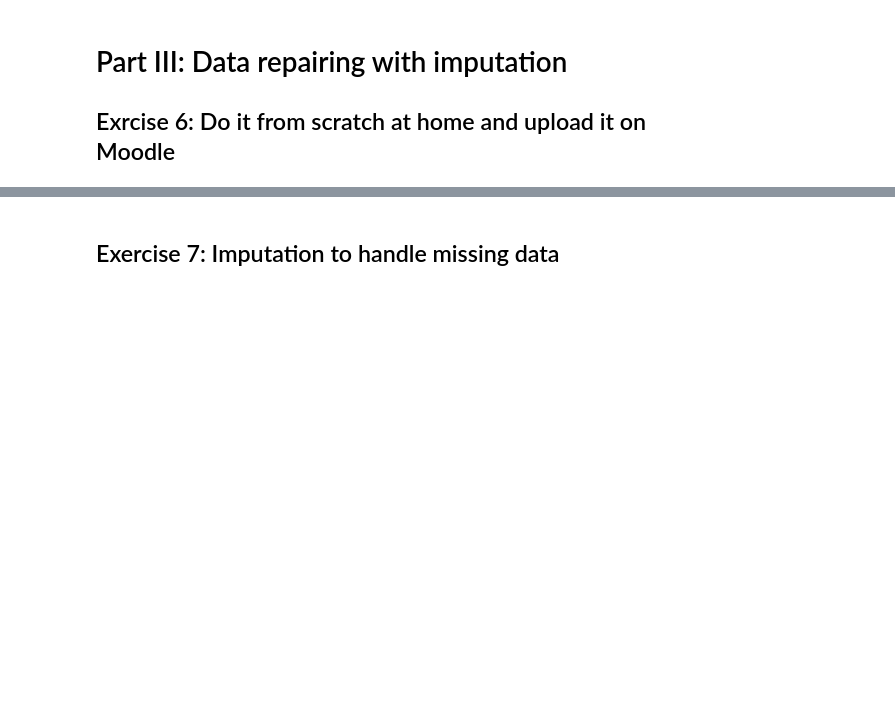
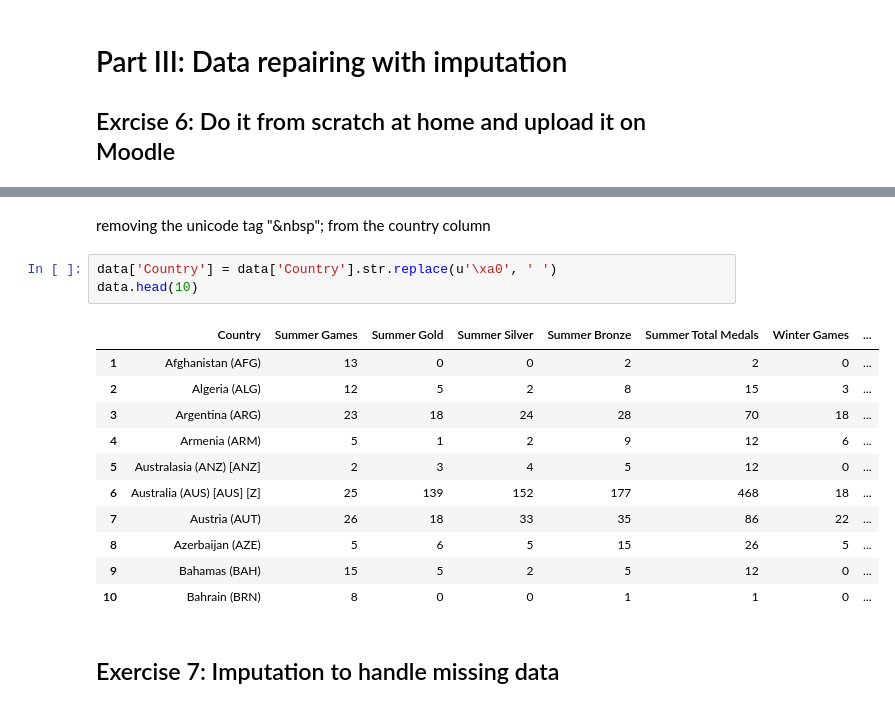
Before and after one commit to Poliaboy/MachineLearningS7, a Jupyter notebook: Alex_Szpakiewicz_TP02.ipynb, the cells around one changed output, grey strips where cells are left out. Drawn from its saved outputs; the diff is of its cells as text; blank space fills up the shorter version.

```diff
--- a/Alex_Szpakiewicz_TP02.ipynb
+++ b/Alex_Szpakiewicz_TP02.ipynb
@@ -354,3 +469,20 @@ pearson_Data.head(50)
+# %% [markdown]
+removing the unicode tag "&nbsp"; from the country column
+# %%
+data['Country'] = data['Country'].str.replace(u'\xa0', ' ')
+data.head(10)
+# %% [output]
+|  | Country | Summer Games | Summer Gold | Summer Silver | Summer Bronze | Summer Total Medals | Winter Games | ... |
+| 1 | Afghanistan (AFG) | 13 | 0 | 0 | 2 | 2 | 0 | ... |
+| 2 | Algeria (ALG) | 12 | 5 | 2 | 8 | 15 | 3 | ... |
+| 3 | Argentina (ARG) | 23 | 18 | 24 | 28 | 70 | 18 | ... |
+| 4 | Armenia (ARM) | 5 | 1 | 2 | 9 | 12 | 6 | ... |
+| 5 | Australasia (ANZ) [ANZ] | 2 | 3 | 4 | 5 | 12 | 0 | ... |
+| 6 | Australia (AUS) [AUS] [Z] | 25 | 139 | 152 | 177 | 468 | 18 | ... |
+| 7 | Austria (AUT) | 26 | 18 | 33 | 35 | 86 | 22 | ... |
+| 8 | Azerbaijan (AZE) | 5 | 6 | 5 | 15 | 26 | 5 | ... |
+| 9 | Bahamas (BAH) | 15 | 5 | 2 | 5 | 12 | 0 | ... |
+| 10 | Bahrain (BRN) | 8 | 0 | 0 | 1 | 1 | 0 | ... |
 # %% [markdown]
 <h2>Exercise 7: Imputation to handle missing data</h2>
 # %%
```
Also changed, not shown: parts of 13 cells of this notebook.
